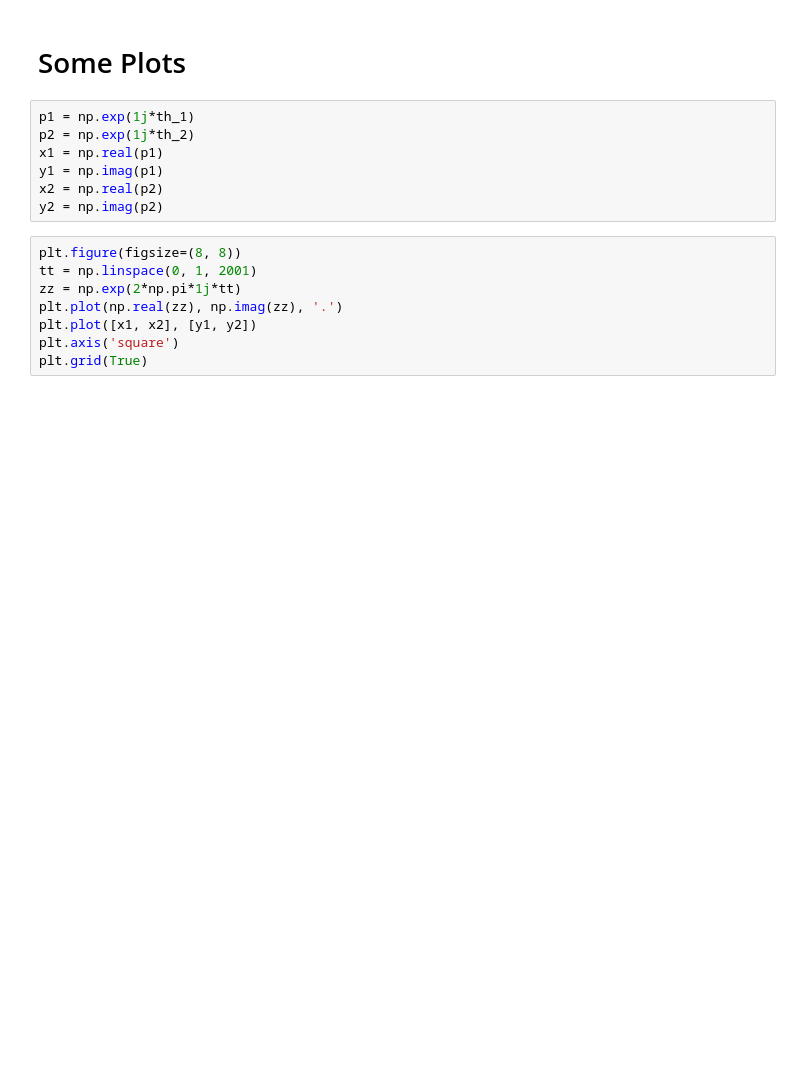
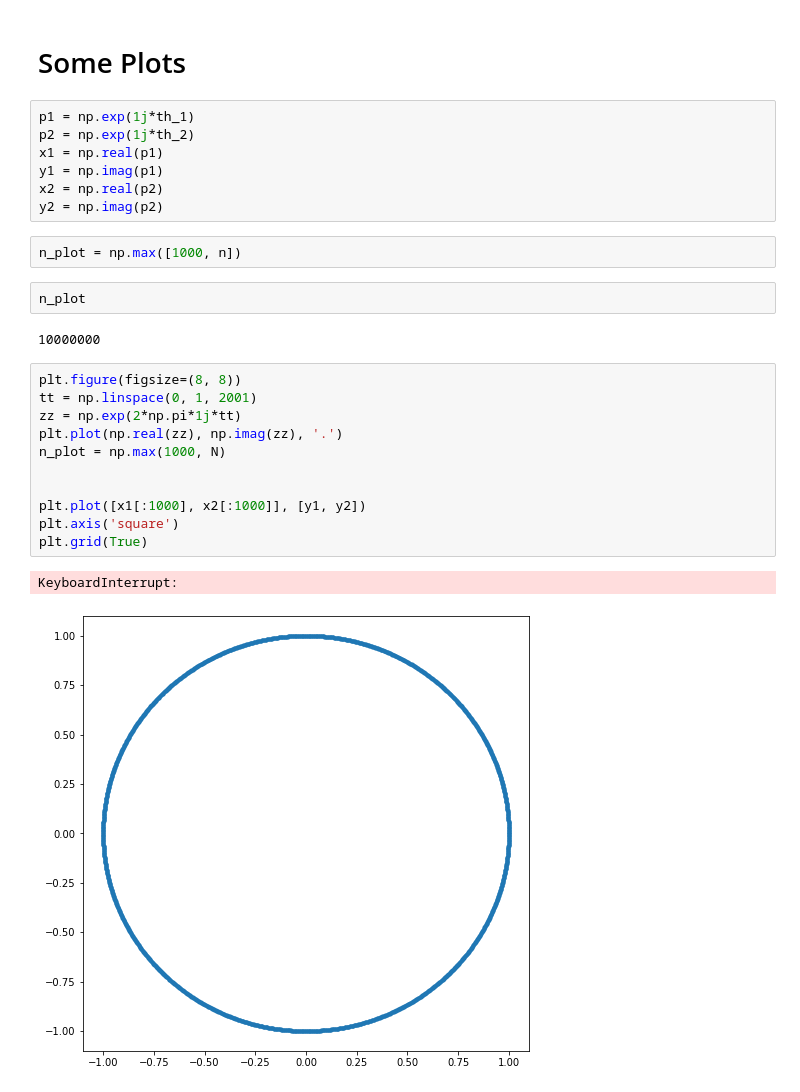
Before and after one commit to mhsnjvd/jupyter_notebooks, a Jupyter notebook: bertrand_paradox.ipynb, the cells around one changed output. Cells and saved outputs as stored; diff of their text form; blank space fills up the shorter version.

Commit message:
fix heavy plotting

```diff
--- a/bertrand_paradox.ipynb
+++ b/bertrand_paradox.ipynb
@@ -45,11 +45,23 @@ x1 = np.real(p1)
 y1 = np.imag(p1)
 x2 = np.real(p2)
 y2 = np.imag(p2)
+# %%
+n_plot = np.max([1000, n])
+# %%
+n_plot
+# %% [output]
+10000000
 # %%
 plt.figure(figsize=(8, 8))
 tt = np.linspace(0, 1, 2001)
 zz = np.exp(2*np.pi*1j*tt)
 plt.plot(np.real(zz), np.imag(zz), '.')
-plt.plot([x1, x2], [y1, y2])
+n_plot = np.max(1000, N)
+
+
+plt.plot([x1[:1000], x2[:1000]], [y1, y2])
 plt.axis('square')
 plt.grid(True)
+# %% [output]
+KeyboardInterrupt:
+[figure, added]
```
